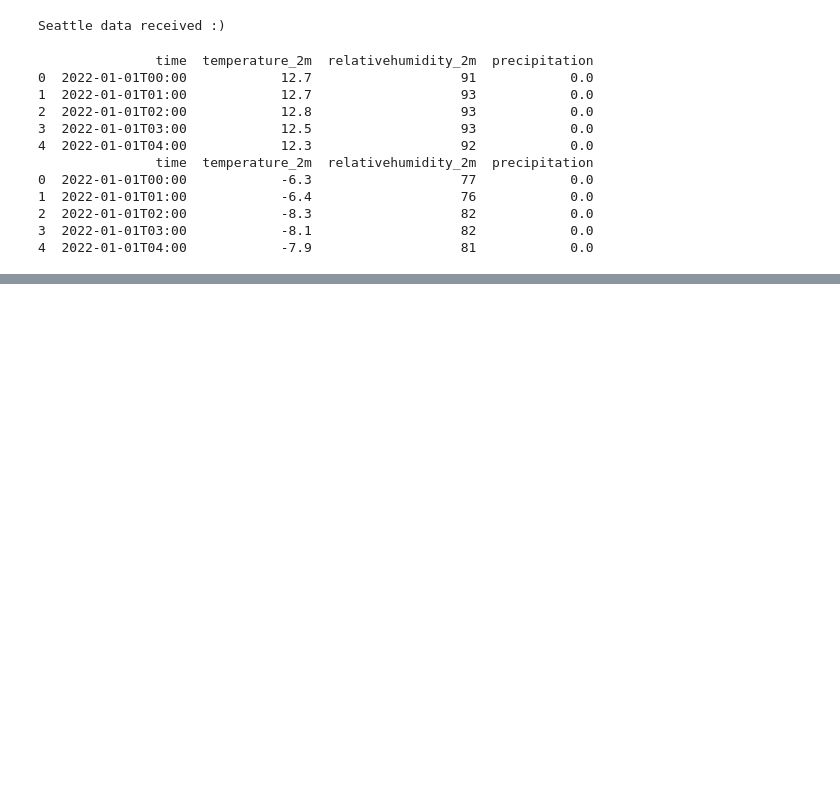
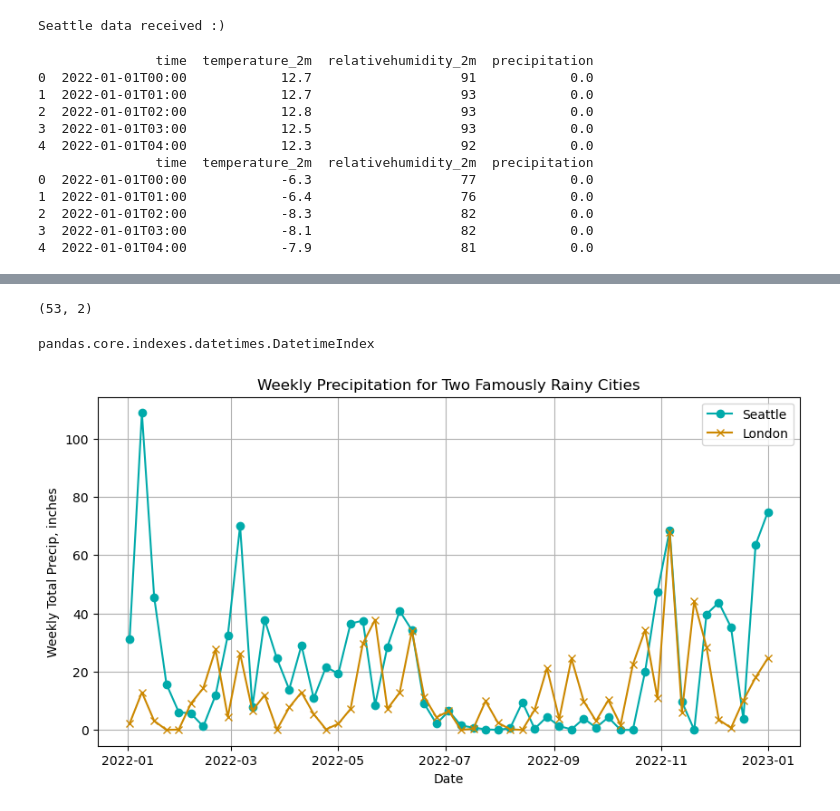
Before and after one commit to darenw/Springboard2025, a Jupyter notebook: Units/Unit7/api_data_wrangling.ipynb, the cells around one changed output, grey strips where cells are left out. Saved outputs shown, nothing was run; the diff lists cells and outputs as text; code cells hidden in the pictures; blank space fills up the shorter version.

Commit message:
Part 2 of data wrangling, rainfall for Seattle & London, DONE!

```diff
--- a/Units/Unit7/api_data_wrangling.ipynb
+++ b/Units/Unit7/api_data_wrangling.ipynb
@@ -386,7 +386,7 @@ end_date_2022  = '2022-12-31'
 params = {
     'latitude':  latitude_london,
     'longitude': longitude_london,
-    'start_date': begin_date_2022,
+    'start_date': start_date_2022,
     'end_date': end_date_2022,
     'timezone':  'Europe/London',
     'hourly':  ','.join(hourly_variables)     # keep same as in part 1 of this notebook, for NY & LA
@@ -441,0 +498,9 @@ print(seattle_df.head())
+# %%
+
+# use time column for index
+london_df.set_index('time', inplace=True)
+seattle_df.set_index('time', inplace=True)
+
+print( london_df.info() )
+print( london_df.head() )
+print( seattle_df.head() )
@@ -441,0 +541,9 @@ print(seattle_df.head())
+# %%
+# resample from hourly to weekly samples
+# Weekly measurement should be total rain that fell during that week, which
+# is the physical amount of water that fell, so use sum (not mean)
+london_weekly = london_df.resample('W').sum()
+seattle_weekly = seattle_df.resample('W').sum()
+
+print(london_weekly.head())
+print(seattle_weekly.head())
@@ -441,0 +565,9 @@ print(seattle_df.head())
+# %%
+# combine dataframes for precipitation
+
+both_weekly_precip = pd.DataFrame({
+        'Seattle':  seattle_weekly['precipitation'],
+        'London':   london_weekly['precipitation']
+})
+
+both_weekly_precip.head()
@@ -441,0 +582,23 @@ print(seattle_df.head())
+# %%
+both_weekly_precip.shape
+# %% [output]
+(53, 2)
+# %%
+type(both_weekly_precip.index)
+# %% [output]
+pandas.core.indexes.datetimes.DatetimeIndex
+# %%
+# Plot weekly rainfall for both cities
+# I'm assuming precip measurements are inches
+
+plt.figure(figsize=(10,5))
+plt.plot(both_weekly_precip.index,  both_weekly_precip['Seattle'], marker='o', color="#00aaaa")
+plt.plot(both_weekly_precip.index,  both_weekly_precip['London'],  marker='x', color="#cc8800")
+plt.title('Weekly Precipitation for Two Famously Rainy Cities')
+plt.xlabel('Date')
+plt.ylabel('Weekly Total Precip, inches')
+plt.grid(True)
+plt.legend(['Seattle', 'London'])
+plt.show()
+# %% [output]
+[figure, added]
```
Also changed, not shown: parts of 14 cells of this notebook.
